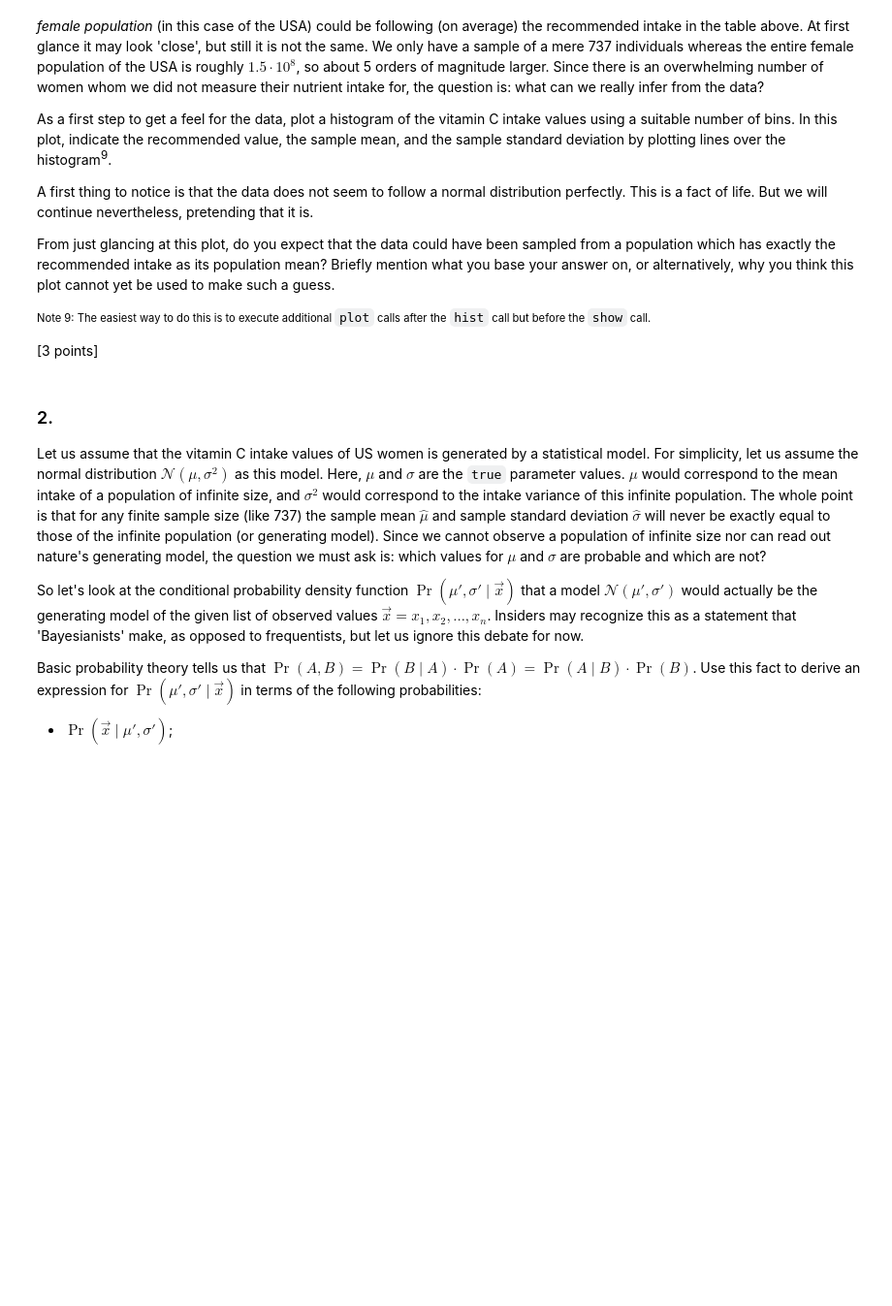
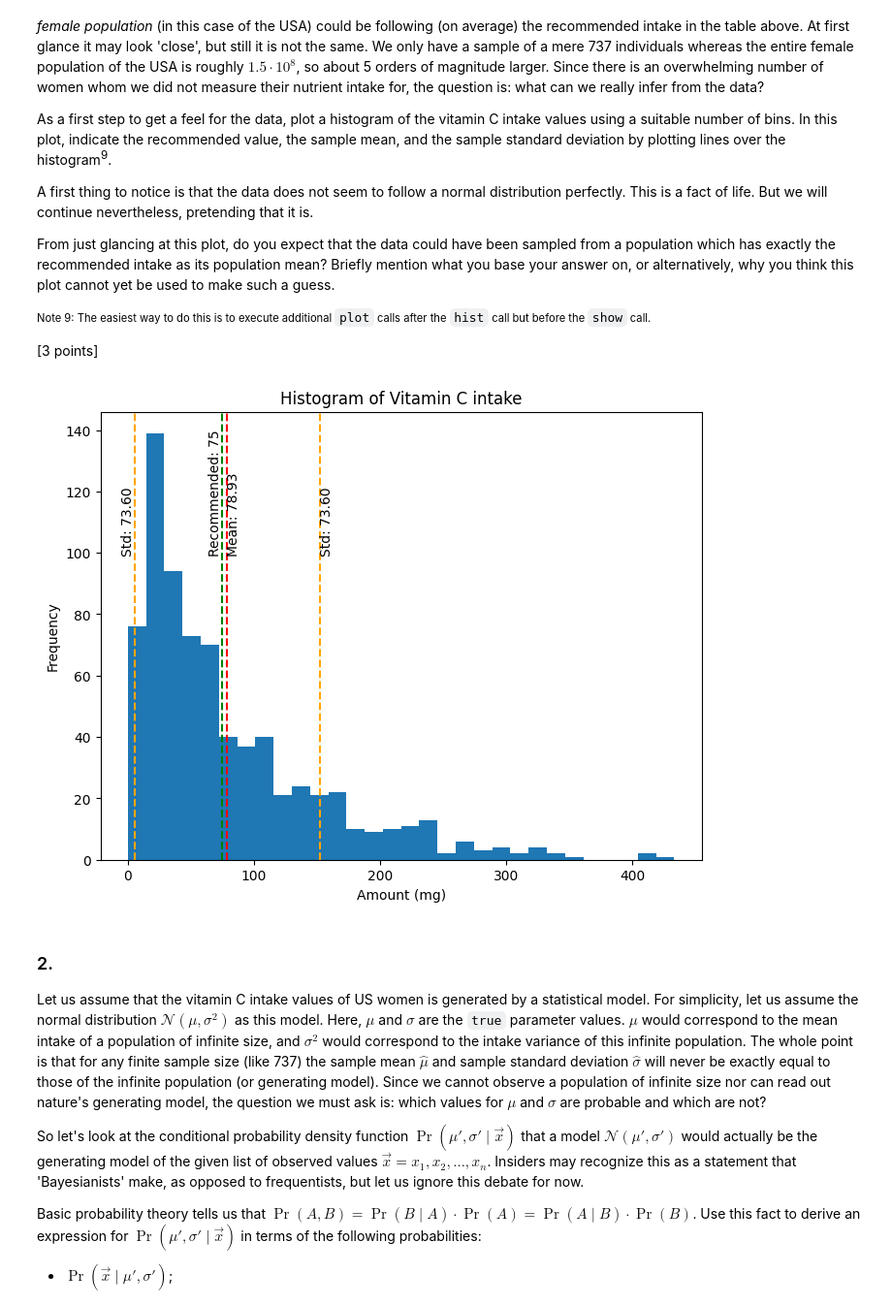
Before and after one commit to mabeltje/SDA, a Jupyter notebook: Week1/SDA_Assignment_#1-3.ipynb, the cells around one changed output. Shown at 97% size. Saved outputs shown, nothing was run; the diff lists cells and outputs as text; code cells hidden in the pictures; blank space fills up the shorter version.

```diff
--- a/Week1/SDA_Assignment_#1-3.ipynb
+++ b/Week1/SDA_Assignment_#1-3.ipynb
@@ -277,3 +278,32 @@ From just glancing at this plot, do you expect that the data could have been sam
+# %%
+
+df = pd.DataFrame(samples, columns=['person', 'calcium', 'iron', 'protein', 'vitamin A', 'vitamin C'])
+# Histogram of vitamin C
+plt.figure(figsize=(8, 6))
+plt.hist(df['vitamin C'], bins=30)
+plt.title("Histogram of Vitamin C intake")
+plt.xlabel("Amount (mg)")
+plt.ylabel("Frequency")
+
+mean_vitamin_C = df['vitamin C'].mean()
+plt.axvline(mean_vitamin_C, color='red', linestyle='dashed')
+plt.text(mean_vitamin_C, 100, f'Mean: {mean_vitamin_C:.2f}', rotation=90)
+
+recommened_vitamin_C = 75
+plt.axvline(recommened_vitamin_C, color='green', linestyle='dashed')
+plt.text(recommened_vitamin_C, 100, f'Recommended: {recommened_vitamin_C}', rotation=90, horizontalalignment='right')
+
+plt.plot()
+
+std_vitamin_C = df['vitamin C'].std()
+plt.axvline(mean_vitamin_C + std_vitamin_C, color='orange', linestyle='dashed')
+plt.axvline(mean_vitamin_C - std_vitamin_C, color='orange', linestyle='dashed')
+plt.text(mean_vitamin_C + std_vitamin_C, 100, f'Std: {std_vitamin_C:.2f}', rotation=90)
+plt.text(mean_vitamin_C - std_vitamin_C, 100, f'Std: {std_vitamin_C:.2f}', rotation=90, horizontalalignment='right')
+
+plt.show()
+# %% [output]
+[figure, added]
 # %% [markdown]
 ### 2.
 
```
Also changed, not shown: parts of 28 cells of this notebook.
